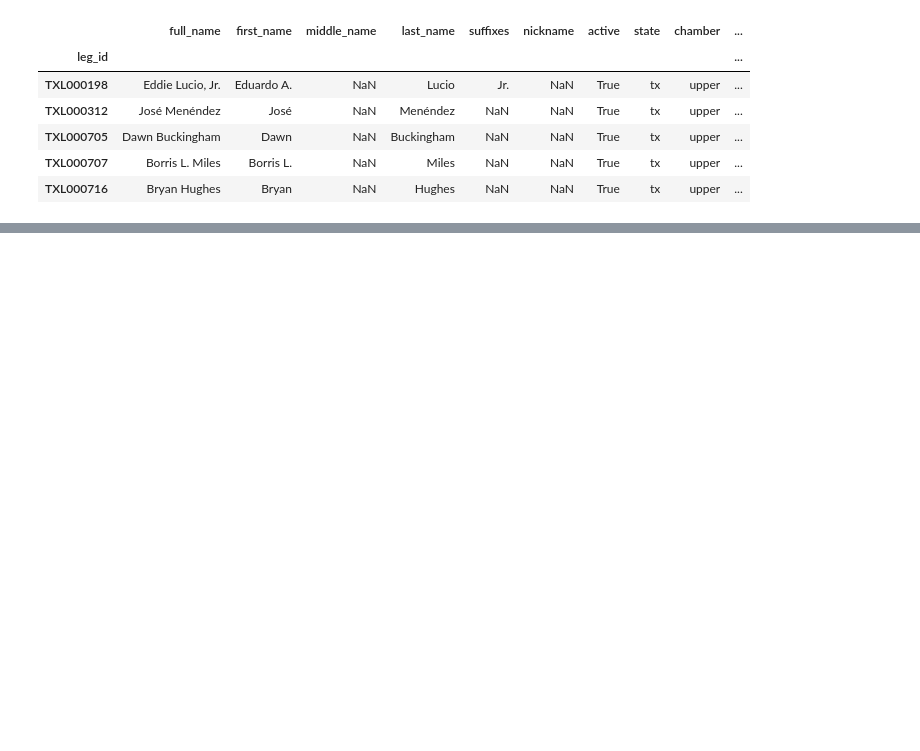
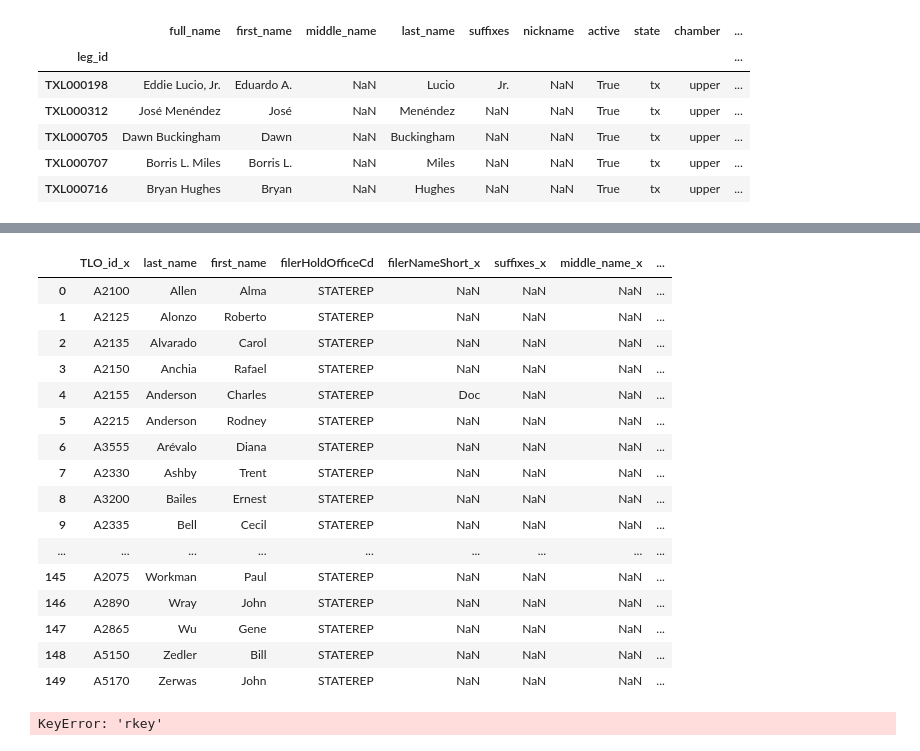
Before and after one commit to open-austin/influence-texas, a Jupyter notebook: notebooks/Legislator-Crosswalk.ipynb, the cells around one changed output, grey strips where cells are left out. Saved outputs shown, nothing was run; the diff lists cells and outputs as text; code cells hidden in the pictures; blank space fills up the shorter version.

```diff
--- a/notebooks/Legislator-Crosswalk.ipynb
+++ b/notebooks/Legislator-Crosswalk.ipynb
@@ -210,0 +272,2 @@ tloOpen = pd.merge(leg, openstates.reset_index(), how='left', on='TLO_id')
+# %%
+indexed_df = openLastOnly.set_index('TLO_id_x')
@@ -210,0 +284,4 @@ tloOpen = pd.merge(leg, openstates.reset_index(), how='left', on='TLO_id')
+# %%
+legHouse = legHouse.set_index("TLO_id")
+# %%
+legHouse["first_name"] = legHouse["first_name"].fillna(indexed_df["first_name_y"])
@@ -210,0 +332,20 @@ tloOpen = pd.merge(leg, openstates.reset_index(), how='left', on='TLO_id')
+# %%
+openTLO
+# %% [output]
+|  | TLO_id_x | last_name | first_name | filerHoldOfficeCd | filerNameShort_x | suffixes_x | middle_name_x | ... |
+| 0 | A2100 | Allen | Alma | STATEREP | NaN | NaN | NaN | ... |
+| 1 | A2125 | Alonzo | Roberto | STATEREP | NaN | NaN | NaN | ... |
+| 2 | A2135 | Alvarado | Carol | STATEREP | NaN | NaN | NaN | ... |
+| 3 | A2150 | Anchia | Rafael | STATEREP | NaN | NaN | NaN | ... |
+| 4 | A2155 | Anderson | Charles | STATEREP | Doc | NaN | NaN | ... |
+| 5 | A2215 | Anderson | Rodney | STATEREP | NaN | NaN | NaN | ... |
+| 6 | A3555 | Arévalo | Diana | STATEREP | NaN | NaN | NaN | ... |
+| 7 | A2330 | Ashby | Trent | STATEREP | NaN | NaN | NaN | ... |
+| 8 | A3200 | Bailes | Ernest | STATEREP | NaN | NaN | NaN | ... |
+| 9 | A2335 | Bell | Cecil | STATEREP | NaN | NaN | NaN | ... |
+| ... | ... | ... | ... | ... | ... | ... | ... | ... |
+| 145 | A2075 | Workman | Paul | STATEREP | NaN | NaN | NaN | ... |
+| 146 | A2890 | Wray | John | STATEREP | NaN | NaN | NaN | ... |
+| 147 | A2865 | Wu | Gene | STATEREP | NaN | NaN | NaN | ... |
+| 148 | A5150 | Zedler | Bill | STATEREP | NaN | NaN | NaN | ... |
+| 149 | A5170 | Zerwas | John | STATEREP | NaN | NaN | NaN | ... |
@@ -210,0 +354,4 @@ tloOpen = pd.merge(leg, openstates.reset_index(), how='left', on='TLO_id')
+# %%
+new = legHouse.merge(indexed_df, left_on='lkey', right_on='rkey', how='outer')
+# %% [output]
+KeyError: 'rkey'
```
Also changed, not shown: parts of 28 cells of this notebook.
